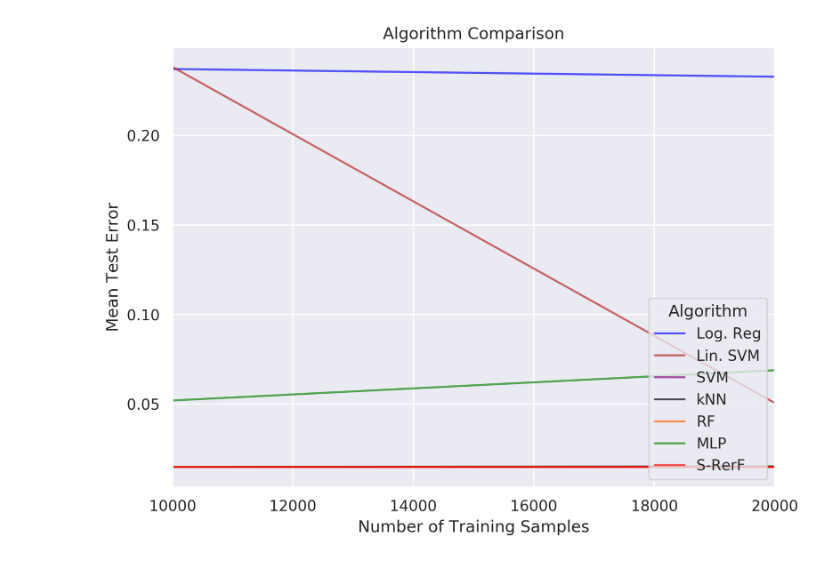
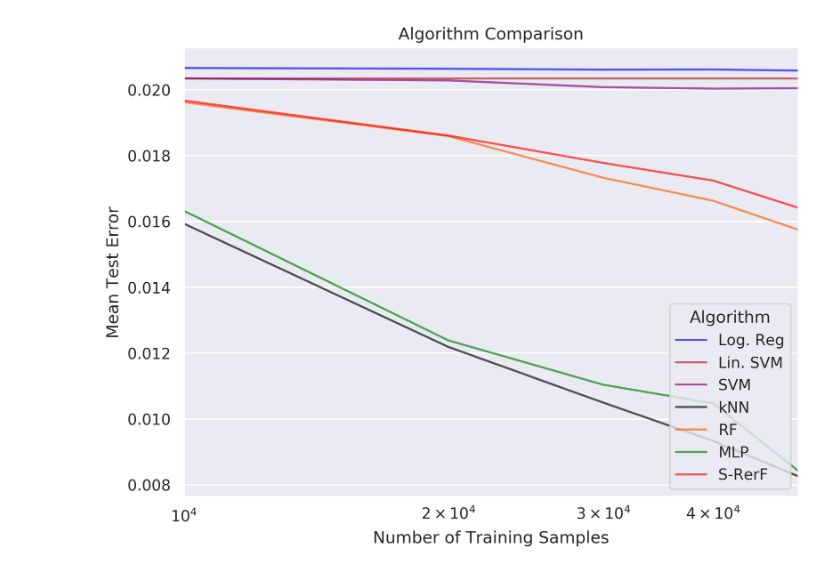
Before and after one commit to NeuroDataDesign/team-forbidden-forest, a Jupyter notebook: Sanika/EEG_classification_PR.ipynb, the cells around one changed output. Cells and saved outputs as stored; diff of their text form; code cells hidden in the pictures.

Commit message:
Latest updated code for Grasp detection

```diff
--- a/Sanika/EEG_classification_PR.ipynb
+++ b/Sanika/EEG_classification_PR.ipynb
@@ -156,12 +203,12 @@ classifiers = [
 
 # Train each classifier on each data set size, then test
 ## Prep output file:
-f = open('eeg_grasp.csv', 'w+')
+f = open('eeg_grasp2_2.csv', 'w+')
 f.write("classifier,n,Lhat,trainTime,testTime,iterate\n")
 f.flush()
 
 #ns = np.array([50,100,200,400,1000,2000])
-ns = np.array([10000,20000])
+ns = np.array([10000,20000,30000,40000,50000])
 runList = [(n, clf, run) for n in ns\
            for clf in zip(classifiers, [key for key in names])\
            for run in range(num_runs)]
@@ -171,7 +218,7 @@ for n, clf, iteration in tqdm(runList):
         y = Y_train[:n]
 
         trainStartTime = time.time()
-        clf[0].fit(X, y[:,0])
+        clf[0].fit(X, y[:,2])
         trainEndTime = time.time()
         trainTime = trainEndTime - trainStartTime
 
@@ -180,7 +227,7 @@ for n, clf, iteration in tqdm(runList):
         testEndTime = time.time()
         testTime = testEndTime - testStartTime
 
-        lhat = np.mean(np.not_equal(out, Y_test[:,0]).astype(int))
+        lhat = np.mean(np.not_equal(out, Y_test[:,2]).astype(int))
 
 
         ####("variable,Lhat,trainTime,testTime,iterate")
@@ -191,7 +238,7 @@ f.close()
 
 
 ## Read output file log and plot
-dat = pd.read_csv("s-rerf_circle_runs.csv")
+dat = pd.read_csv("eeg_grasp2.csv")
 
 d1 = pd.DataFrame(columns = ['classifier', 'n', 'Lhat', 'color'])
 
@@ -228,39 +273,39 @@ plt.show()
 # %%
 ## Read output file log and plot
-dat = pd.read_csv("eeg_grasp.csv")
+dat = pd.read_csv("eeg_grasp2_1.csv")
 
 d1 = pd.DataFrame(columns = ['classifier', 'n', 'Lhat', 'color'])
 
 k = 0
 for ni in np.unique(dat['n']):
     for cl in np.unique(dat['classifier']):
 
         tmp = dat[np.logical_and(dat['classifier'] == cl,dat['n'] == ni)][['n', 'Lhat']]
 
         se = stats.sem(tmp['Lhat'])
 
         list(tmp.mean())
         d1.loc[k] = [cl] + list(tmp.mean()) + [names[cl]]
         k += 1
 
 
 sns.set(style="darkgrid", rc={'figure.figsize':[12,8], 'figure.dpi': 300})
 fig, ax = plt.subplots(figsize = (8,6))
 
 for key in names.keys():
     grp = d1[d1['classifier'] == key]
     ax = grp.plot(ax=ax, kind='line', x='n', y='Lhat', label=key, \
             c = names[key], alpha =0.65)
-    #ax.set_yscale('log')
+    ax.set_xscale('log')
 
 plt.legend(loc='lower right',title='Algorithm')
 plt.title('Algorithm Comparison')
 plt.ylabel('Mean Test Error')
 plt.xlabel('Number of Training Samples')
 #plt.savefig('./s-rerf_circle_experiment.pdf',dpi=300,format='pdf')
 plt.show()
 # %% [output]
-[figure, old version]
+[figure, new version]
 # %%
 ################ Read test data #####################################
     #
```
Also changed, not shown: parts of 9 cells of this notebook.
